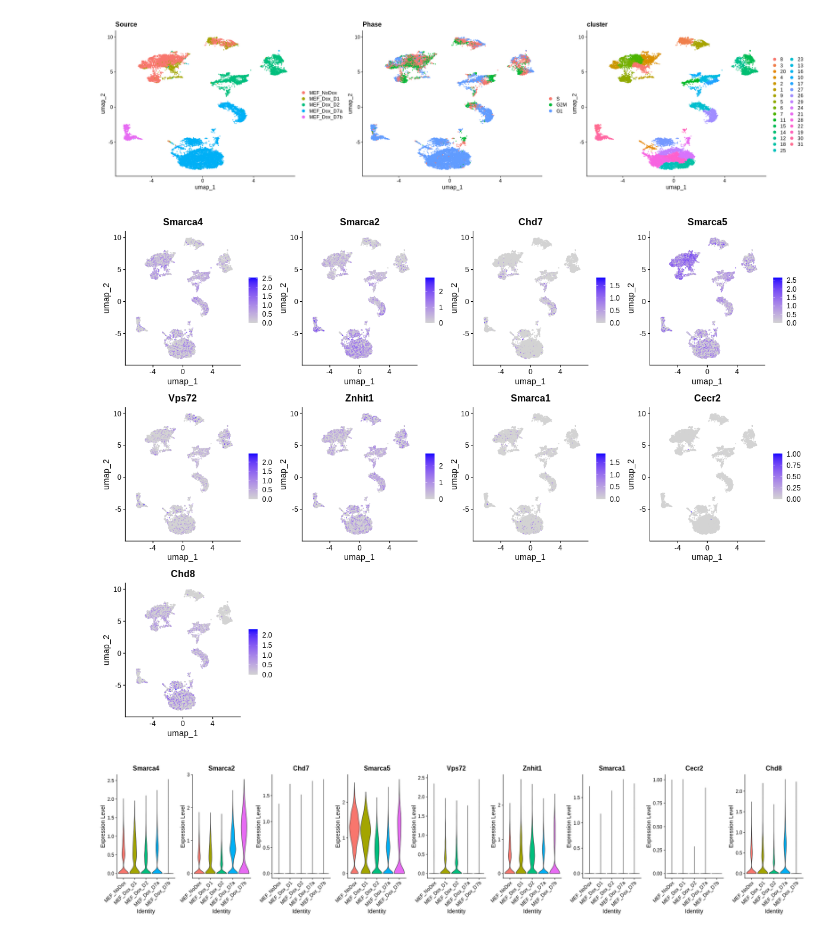
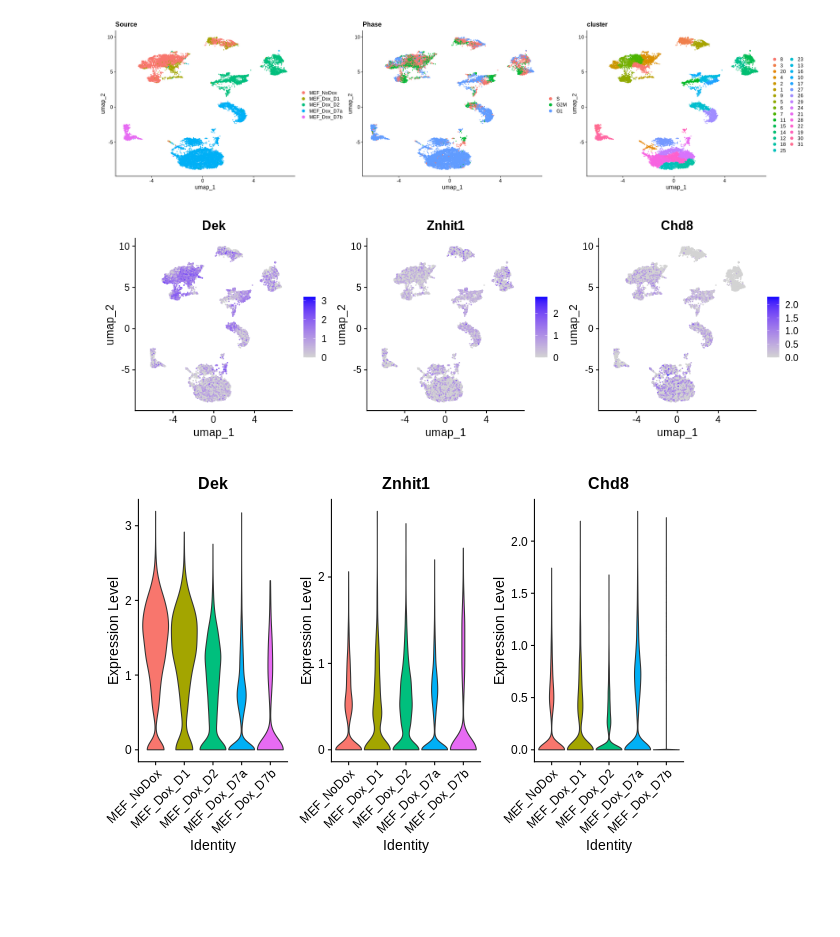
Before and after one commit to gongx030/Etv2_pioneer, a Jupyter notebook: Etv2_Project_Candidate_gene_Expression_Testing.ipynb, the cells around one changed output. Saved outputs shown, nothing was run; the diff lists cells and outputs as text; code cells hidden in the pictures; blank space fills up the shorter version.

```diff
--- a/Etv2_Project_Candidate_gene_Expression_Testing.ipynb
+++ b/Etv2_Project_Candidate_gene_Expression_Testing.ipynb
@@ -82,18 +81,18 @@ p1 + p2 + p3
 [figure]
 # %%
 #@title UMAP plot expression of candidate genes
-%%R -w 1200 -h 900
-Genes = c("Smarca4","Smarca2", "Chd7", "Smarca5", "Vps72", "Znhit1", "Smarca1", "Cecr2", "Chd8")
-FeaturePlot(so, dims = c(1, 2), features = Genes, pt.size = 0.25, cols = c('lightgrey', "blue"), ncol = 4, raster = FALSE)
+%%R -w 900 -h 300
+Genes = c("Dek","Znhit1", "Chd8")
+FeaturePlot(so, dims = c(1, 2), features = Genes, pt.size = 0.25, cols = c('lightgrey', "blue"), ncol = 3, raster = FALSE)
 # %% [output]
-[figure, old version]
+[figure, new version]
 # %%
-%%R -w 1800 -h 400
-Genes = c("Smarca4","Smarca2", "Chd7", "Smarca5", "Vps72", "Znhit1", "Smarca1", "Cecr2", "Chd8")
+%%R -w 600 -h 400
+Genes = c("Dek","Znhit1", "Chd8")
 Idents(so) = "group"
-VlnPlot(so, features = Genes, ncol = 9, pt.size = 0)
+VlnPlot(so, features = Genes, ncol = 3, pt.size = 0)
 # %% [output]
-[figure, old version]
+[figure, new version]
 # %%
 #@title differential expression testing of candidate genes
 #@markdown testing each Dox group individually against the NoDox group and then all Dox groups against the NoDox group, only looking for increased expression
```
Also changed, not shown: parts of 3 cells of this notebook.
